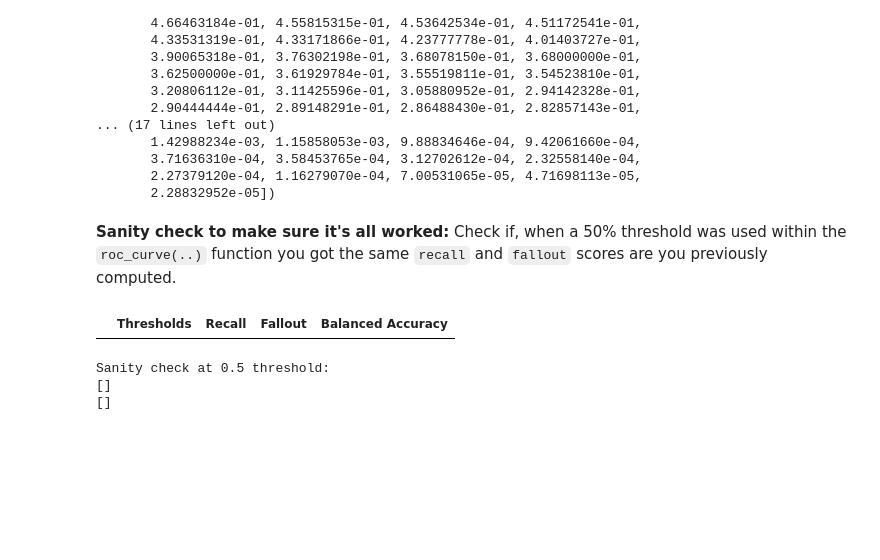
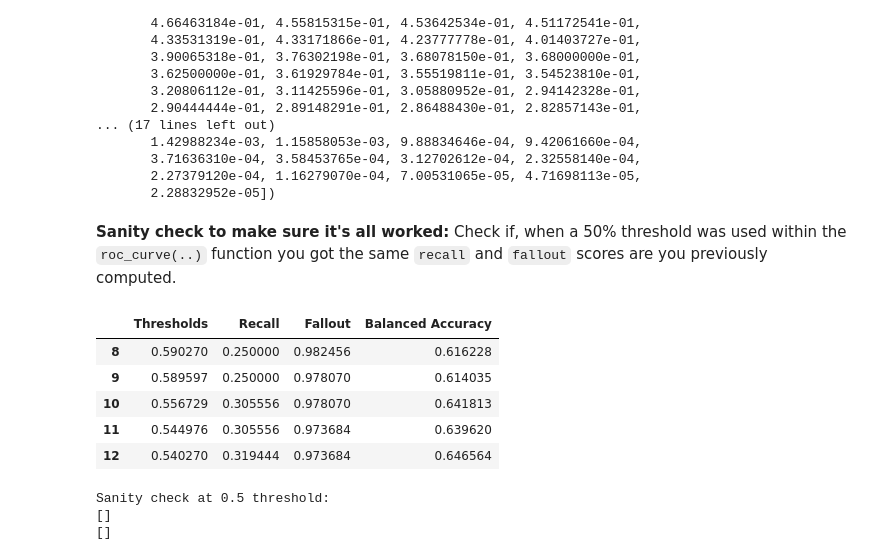
Before and after one commit to Prajaktahz/ML-Practice-Uni, a Jupyter notebook: Prac_Unbalanced_Classes.ipynb, the cells around one changed output. Cells and saved outputs as stored; diff of their text form; code cells hidden in the pictures; blank space fills up the shorter version.

```diff
--- a/Prac_Unbalanced_Classes.ipynb
+++ b/Prac_Unbalanced_Classes.ipynb
@@ -182,7 +182,7 @@ array([[0.99397712, 0.00602288],
        [0.89117862, 0.10882138]])
 # %%
 # Extract the probabilities for the True class
-y_prob_rf_true = y_pred_proba[:, 1]
+y_prob_rf_true = [x[1] for x in y_pred_proba]
 
 # Compute the ROC curve
 fpr, tpr, thresholds = roc_curve(y_test, y_prob_rf_true)
@@ -244,10 +248,16 @@ array([1.96351053e+00, 9.63510533e-01, 6.92948902e-01, 6.88461026e-01,
 # %% [markdown]
 **Sanity check to make sure it's all worked:** Check if, when a 50% threshold was used within the `roc_curve(..)` function you got the same `recall` and `fallout` scores are you previously computed.
 # %%
-df1 = roc_curve_data[roc_curve_data.Thresholds == 0.5]
+df1 = roc_curve_data[roc_curve_data.Thresholds >= 0.5]
+df1 = roc_curve_data[roc_curve_data.Thresholds < 0.6]
 df1.head()
 # %% [output]
 |  | Thresholds | Recall | Fallout | Balanced Accuracy |
+| 8 | 0.590270 | 0.250000 | 0.982456 | 0.616228 |
+| 9 | 0.589597 | 0.250000 | 0.978070 | 0.614035 |
+| 10 | 0.556729 | 0.305556 | 0.978070 | 0.641813 |
+| 11 | 0.544976 | 0.305556 | 0.973684 | 0.639620 |
+| 12 | 0.540270 | 0.319444 | 0.973684 | 0.646564 |
 # %%
 import numpy as np
 # Find the index of the 0.5 threshold
```
Also changed, not shown: parts of 16 cells of this notebook.
